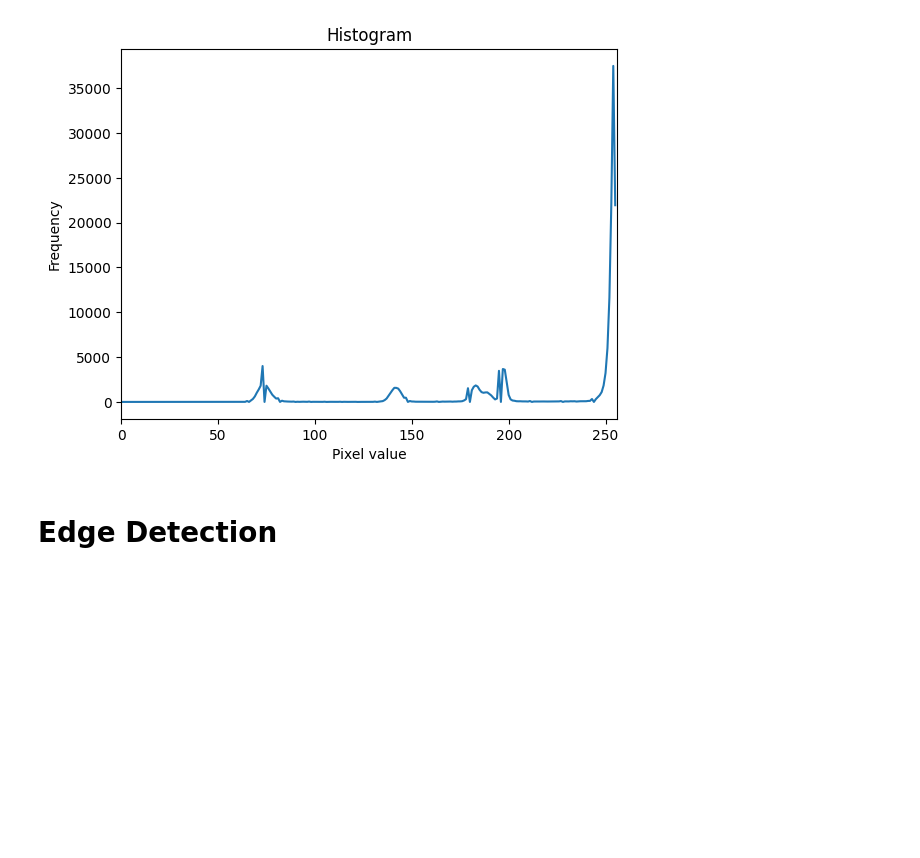
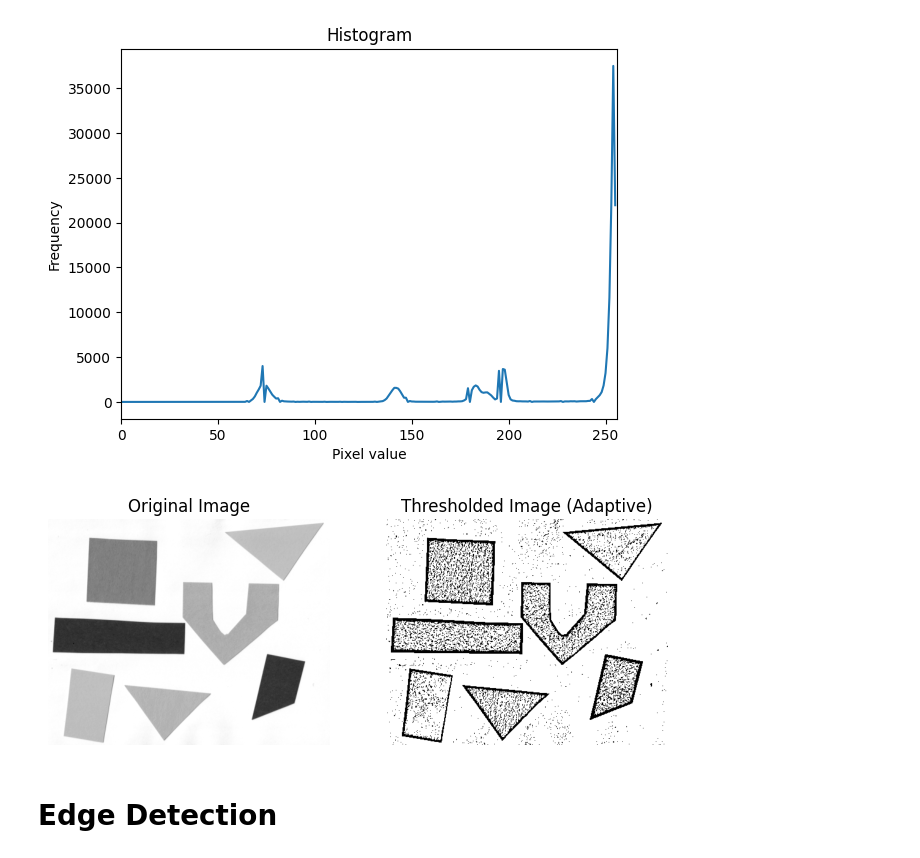
Before and after one commit to Sbeom12/basic-for-Segmentation, a Jupyter notebook: week1/sb/실습.ipynb, the cells around one changed output. Drawn from its saved outputs; the diff is of its cells as text; code cells hidden in the pictures; blank space fills up the shorter version.

```diff
--- a/week1/sb/실습.ipynb
+++ b/week1/sb/실습.ipynb
@@ -40,6 +40,26 @@ cv2.waitKey(0)
 cv2.destroyAllWindows()
 # %% [output]
 [figure]
+# %%
+# adaptive threshold()
+img = cv2.imread('./imgs/image-segmentation-4.png', 0)
+
+# 적응형 Thresholding 수행
+thresh_img = cv2.adaptiveThreshold(img, 255, cv2.ADAPTIVE_THRESH_GAUSSIAN_C, cv2.THRESH_BINARY, 11, 2)
+
+plt.figure(figsize=(8, 4))
+plt.subplot(1, 2, 1)
+plt.imshow(img, cmap='gray')
+plt.title('Original Image')
+plt.axis('off')
+
+plt.subplot(1, 2, 2)
+plt.imshow(thresh_img, cmap='gray')
+plt.title('Thresholded Image (Adaptive)')
+plt.axis('off')
+plt.show()
+# %% [output]
+[figure, added]
 # %% [markdown]
 # Edge Detection
 # %%
```
Also changed, not shown: 1 other file.
